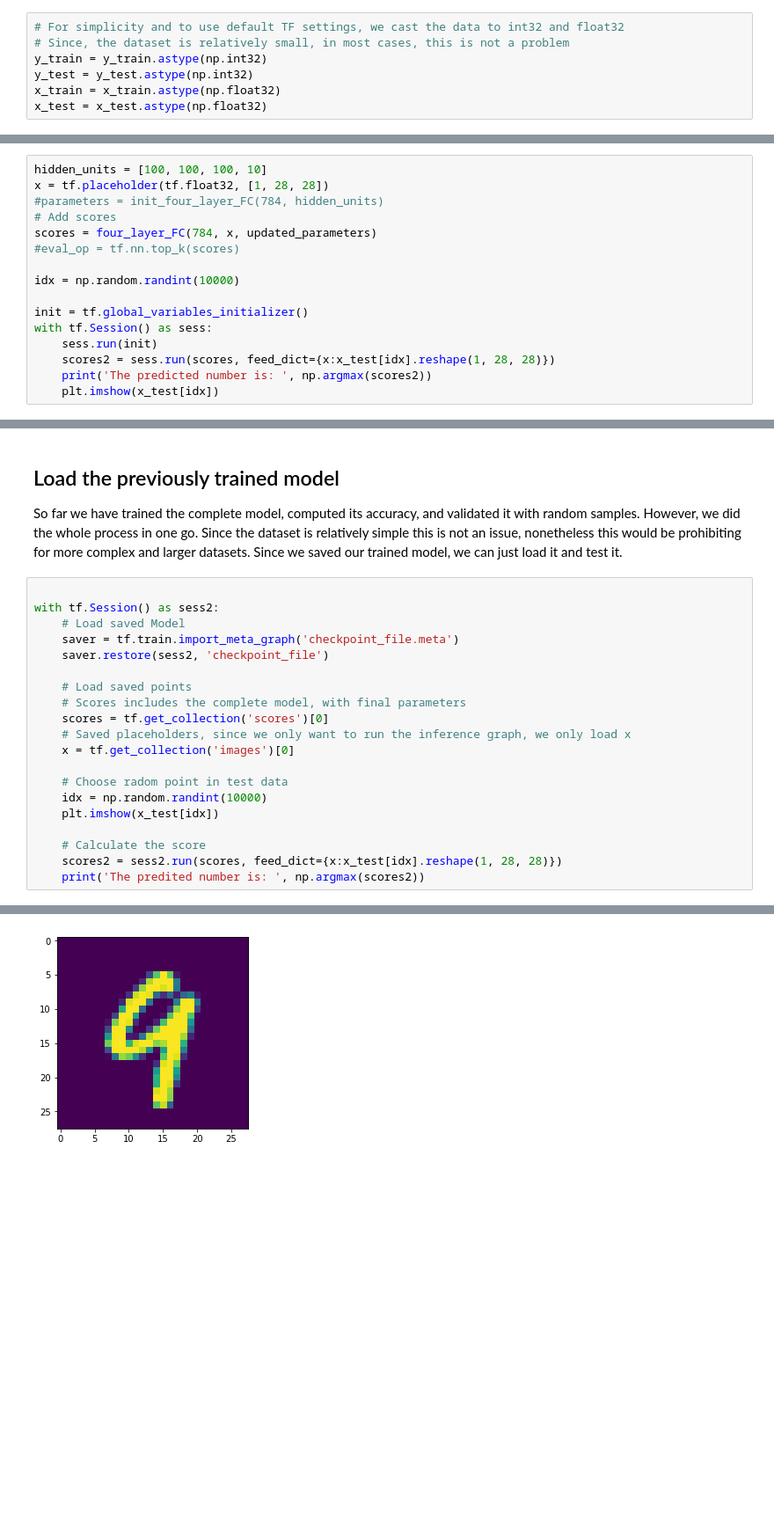
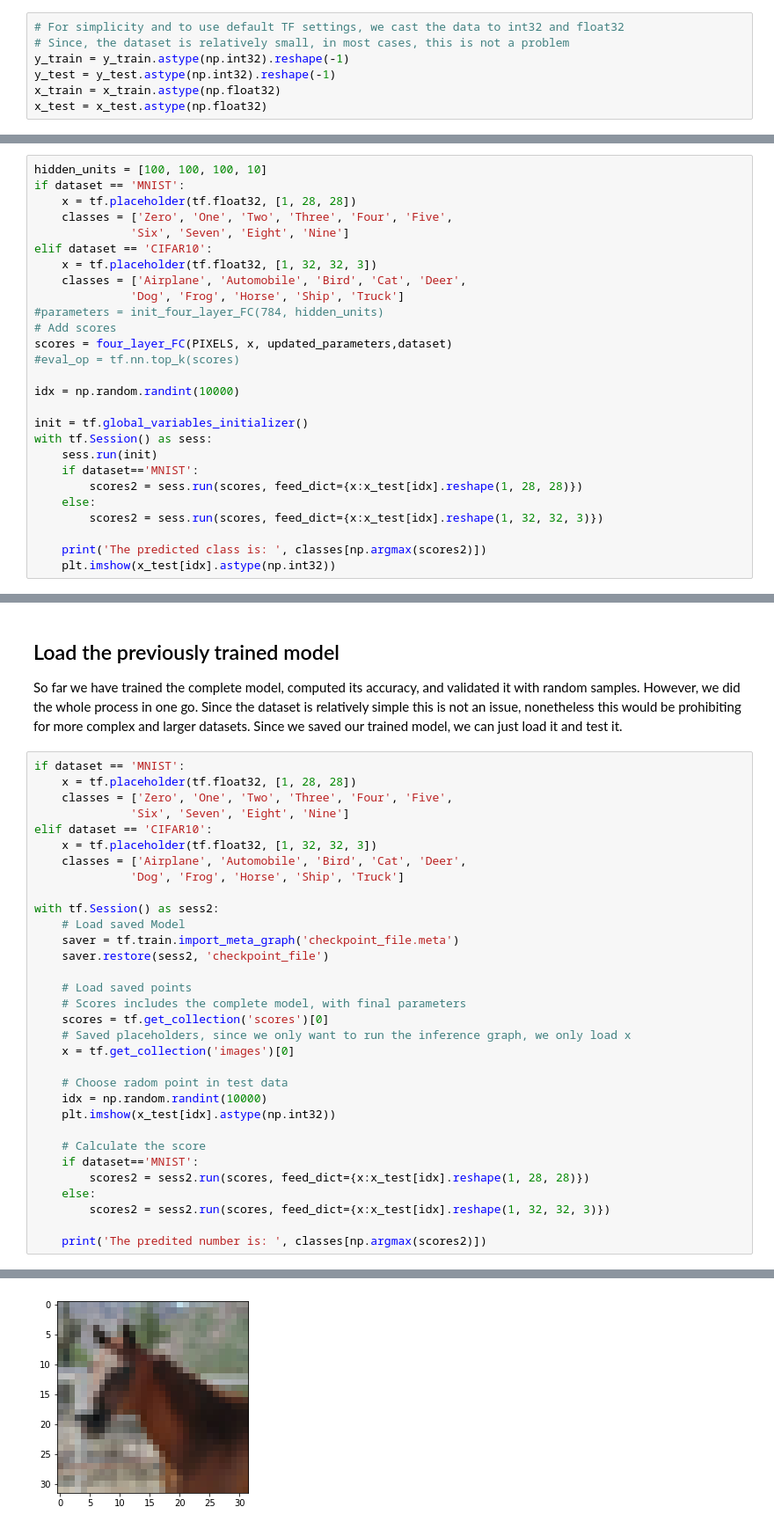
Before and after one commit to JACantoral/MyTensorflowExamples, a Jupyter notebook: mnist_from_scratch_v2.ipynb, the cells around one changed output, grey strips where cells are left out. Shown at 88% size. Saved outputs shown, nothing was run; the diff lists cells and outputs as text; blank space fills up the shorter version.

Commit message:
Added CIFAR10 support

```diff
--- a/mnist_from_scratch_v2.ipynb
+++ b/mnist_from_scratch_v2.ipynb
@@ -42,8 +61,8 @@ plt.imshow(x_train[rnd_idx])
 # %%
 # For simplicity and to use default TF settings, we cast the data to int32 and float32
 # Since, the dataset is relatively small, in most cases, this is not a problem
-y_train = y_train.astype(np.int32)
-y_test = y_test.astype(np.int32)
+y_train = y_train.astype(np.int32).reshape(-1)
+y_test = y_test.astype(np.int32).reshape(-1)
 x_train = x_train.astype(np.float32)
 x_test = x_test.astype(np.float32)
 # %%
@@ -375,9 +457,16 @@ print(auxL)
 # %%
 hidden_units = [100, 100, 100, 10]
-x = tf.placeholder(tf.float32, [1, 28, 28])
+if dataset == 'MNIST':
+    x = tf.placeholder(tf.float32, [1, 28, 28])
+    classes = ['Zero', 'One', 'Two', 'Three', 'Four', 'Five',
+              'Six', 'Seven', 'Eight', 'Nine']
+elif dataset == 'CIFAR10':
+    x = tf.placeholder(tf.float32, [1, 32, 32, 3])
+    classes = ['Airplane', 'Automobile', 'Bird', 'Cat', 'Deer',
+              'Dog', 'Frog', 'Horse', 'Ship', 'Truck']
 #parameters = init_four_layer_FC(784, hidden_units)
 # Add scores
-scores = four_layer_FC(784, x, updated_parameters)
+scores = four_layer_FC(PIXELS, x, updated_parameters,dataset)
 #eval_op = tf.nn.top_k(scores)
 
 idx = np.random.randint(10000)
@@ -385,6 +474,10 @@ idx = np.random.randint(10000)
 init = tf.global_variables_initializer()
 with tf.Session() as sess:
     sess.run(init)
-    scores2 = sess.run(scores, feed_dict={x:x_test[idx].reshape(1, 28, 28)})
-    print('The predicted number is: ', np.argmax(scores2))
-    plt.imshow(x_test[idx])
+    if dataset=='MNIST':
+        scores2 = sess.run(scores, feed_dict={x:x_test[idx].reshape(1, 28, 28)})
+    else:
+        scores2 = sess.run(scores, feed_dict={x:x_test[idx].reshape(1, 32, 32, 3)})
+
+    print('The predicted class is: ', classes[np.argmax(scores2)])
+    plt.imshow(x_test[idx].astype(np.int32))
@@ -393,6 +489,14 @@ with tf.Session() as sess:
 
 So far we have trained the complete model, computed its accuracy, and validated it with random samples. However, we did the whole process in one go. Since the dataset is relatively simple this is not an issue, nonetheless this would be prohibiting for more complex and larger datasets. Since we saved our trained model, we can just load it and test it.
 # %%
+if dataset == 'MNIST':
+    x = tf.placeholder(tf.float32, [1, 28, 28])
+    classes = ['Zero', 'One', 'Two', 'Three', 'Four', 'Five',
+              'Six', 'Seven', 'Eight', 'Nine']
+elif dataset == 'CIFAR10':
+    x = tf.placeholder(tf.float32, [1, 32, 32, 3])
+    classes = ['Airplane', 'Automobile', 'Bird', 'Cat', 'Deer',
+              'Dog', 'Frog', 'Horse', 'Ship', 'Truck']
 
 with tf.Session() as sess2:
     # Load saved Model
@@ -407,10 +511,14 @@ with tf.Session() as sess2:
 
     # Choose radom point in test data
     idx = np.random.randint(10000)
-    plt.imshow(x_test[idx])
+    plt.imshow(x_test[idx].astype(np.int32))
 
     # Calculate the score
-    scores2 = sess2.run(scores, feed_dict={x:x_test[idx].reshape(1, 28, 28)})
-    print('The predited number is: ', np.argmax(scores2))
+    if dataset=='MNIST':
+        scores2 = sess2.run(scores, feed_dict={x:x_test[idx].reshape(1, 28, 28)})
+    else:
+        scores2 = sess2.run(scores, feed_dict={x:x_test[idx].reshape(1, 32, 32, 3)})
+
+    print('The predited number is: ', classes[np.argmax(scores2)])
 # %% [output]
 INFO:tensorflow:Restoring parameters from checkpoint_file
@@ -418 +526 @@ The predited number is:  9
-[figure, old version]
+[figure, new version]
```
Also changed, not shown: parts of 17 cells of this notebook.
